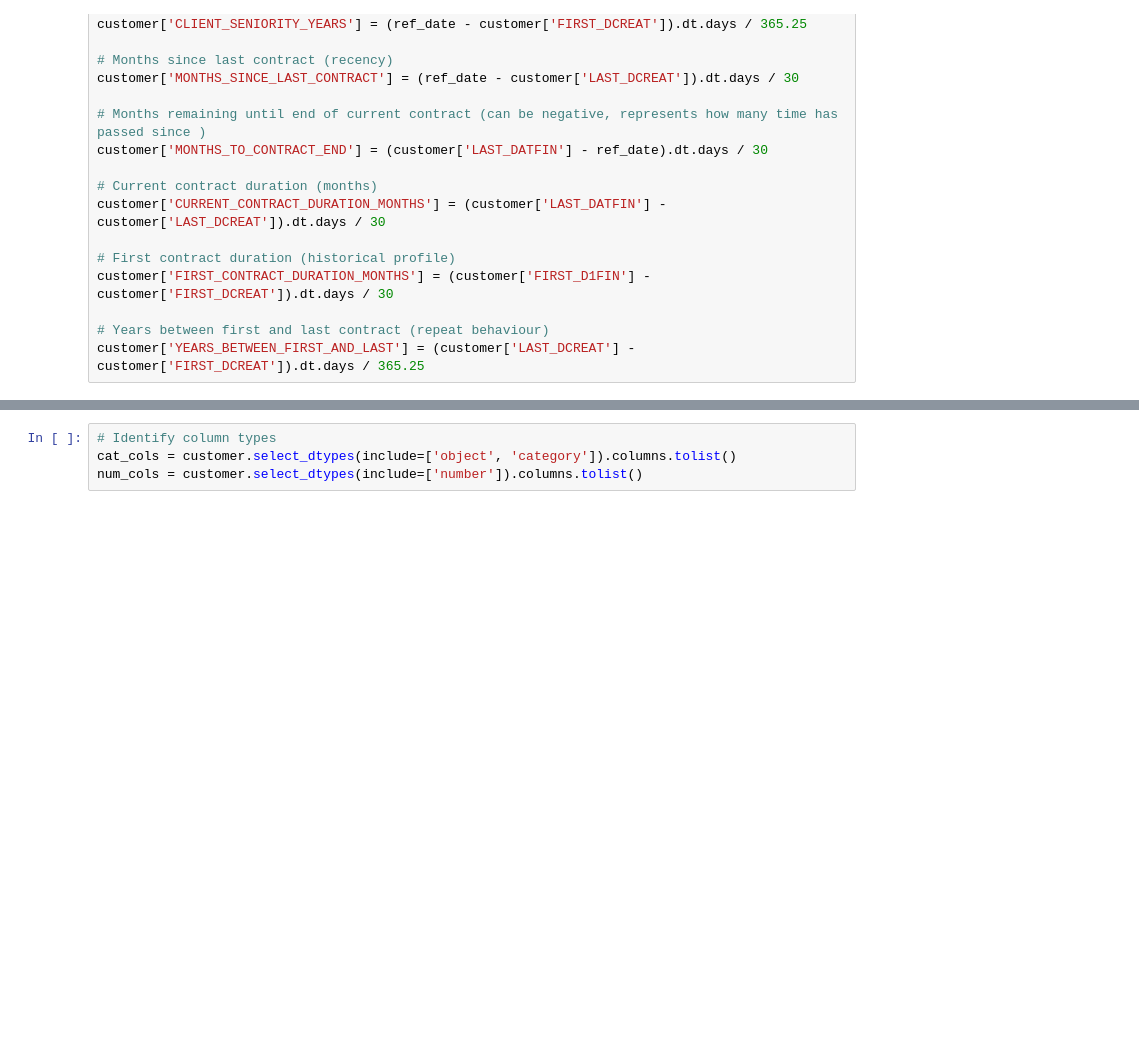
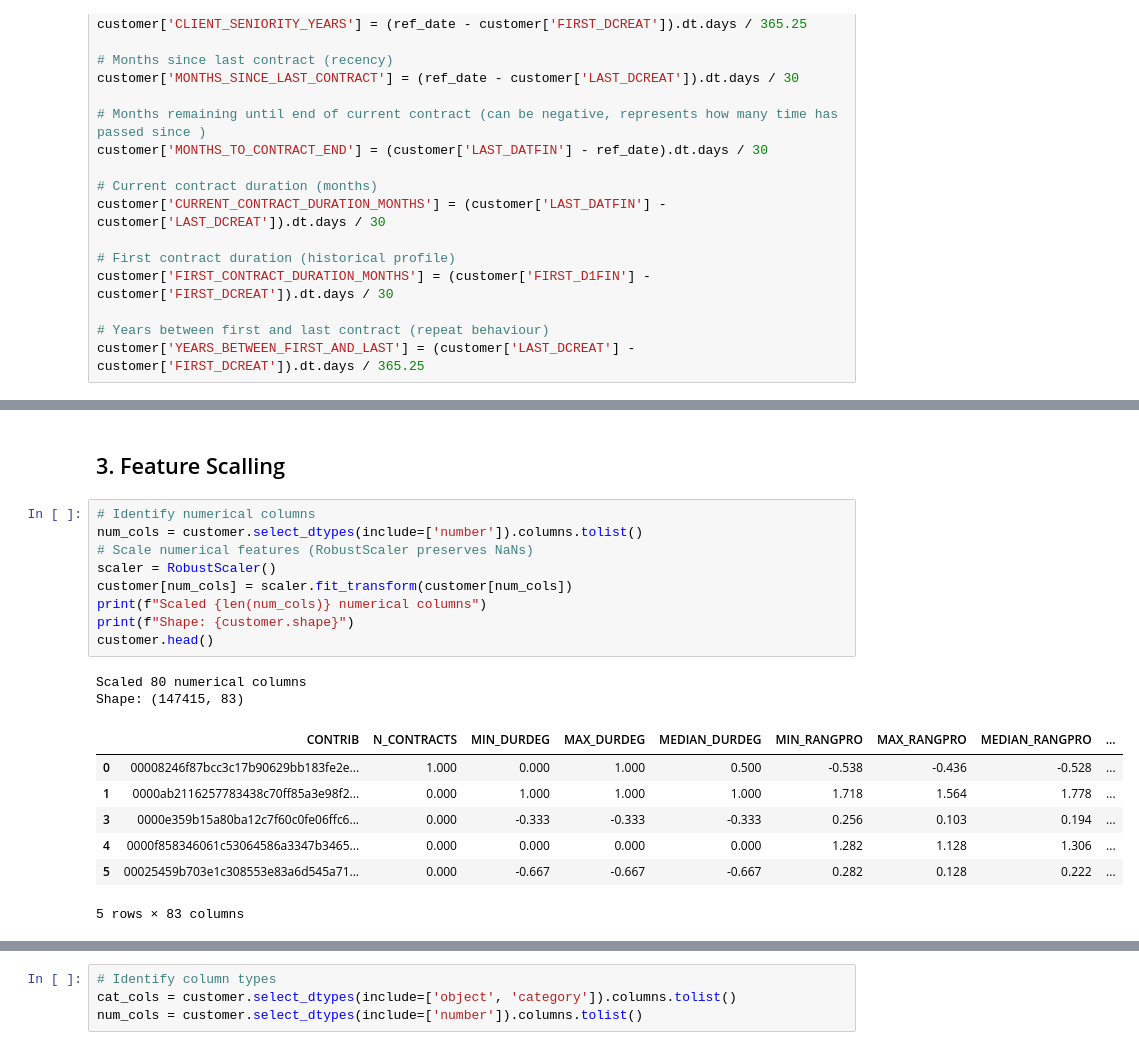
Before and after one commit to RuiSousaFerreiraIMS/Business_Case_BNP, a Jupyter notebook: notebooks/3b)Data_Preprocessing_EDA_Clusters.ipynb, the cells around one changed output, grey strips where cells are left out. Cells and saved outputs as stored; diff of their text form; blank space fills up the shorter version.

```diff
--- a/notebooks/3b)Data_Preprocessing_EDA_Clusters.ipynb
+++ b/notebooks/3b)Data_Preprocessing_EDA_Clusters.ipynb
@@ -142,4 +142,25 @@ customer['YEARS_BETWEEN_FIRST_AND_LAST'] = (customer['LAST_DCREAT'] - customer['
 print(f"Shape: {customer.shape}")
 # %% [output]
 Shape: (147415, 83)
+# %% [markdown]
+## 3. Feature Scalling
+# %%
+# Identify numerical columns
+num_cols = customer.select_dtypes(include=['number']).columns.tolist()
+# Scale numerical features (RobustScaler preserves NaNs)
+scaler = RobustScaler()
+customer[num_cols] = scaler.fit_transform(customer[num_cols])
+print(f"Scaled {len(num_cols)} numerical columns")
+print(f"Shape: {customer.shape}")
+customer.head()
+# %% [output]
+Scaled 80 numerical columns
+Shape: (147415, 83)
+|  | CONTRIB | N_CONTRACTS | MIN_DURDEG | MAX_DURDEG | MEDIAN_DURDEG | MIN_RANGPRO | MAX_RANGPRO | MEDIAN_RANGPRO | ... |
+| 0 | 00008246f87bcc3c17b90629bb183fe2e... | 1.000 | 0.000 | 1.000 | 0.500 | -0.538 | -0.436 | -0.528 | ... |
+| 1 | 0000ab2116257783438c70ff85a3e98f2... | 0.000 | 1.000 | 1.000 | 1.000 | 1.718 | 1.564 | 1.778 | ... |
+| 3 | 0000e359b15a80ba12c7f60c0fe06ffc6... | 0.000 | -0.333 | -0.333 | -0.333 | 0.256 | 0.103 | 0.194 | ... |
+| 4 | 0000f858346061c53064586a3347b3465... | 0.000 | 0.000 | 0.000 | 0.000 | 1.282 | 1.128 | 1.306 | ... |
+| 5 | 00025459b703e1c308553e83a6d545a71... | 0.000 | -0.667 | -0.667 | -0.667 | 0.282 | 0.128 | 0.222 | ... |
+5 rows × 83 columns
 # %% [markdown]
```
Also changed, not shown: parts of 9 cells of this notebook.
